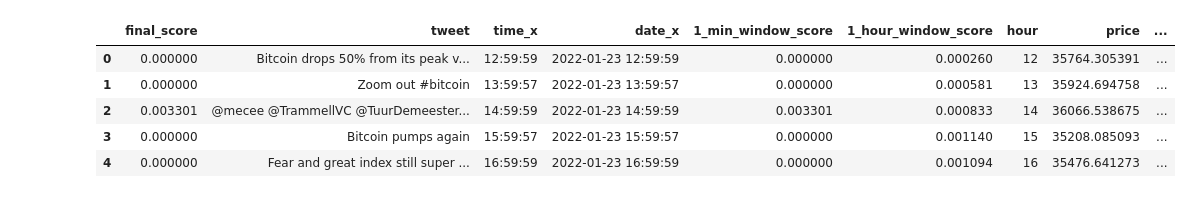
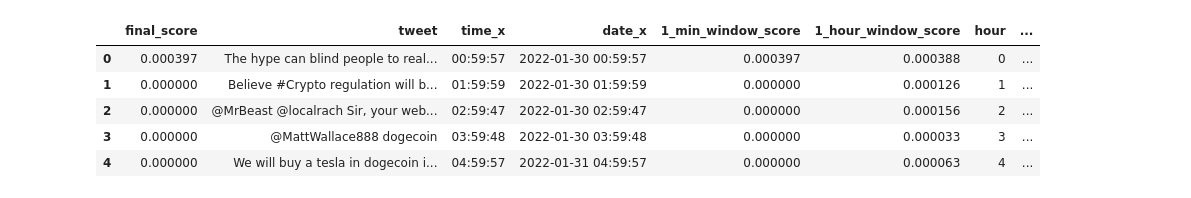
Before and after one commit to vishaljha2121/LiveCryptoSentiment, a Jupyter notebook: Notebooks/Comparision.ipynb, the cells around one changed output. Drawn from its saved outputs; the diff is of its cells as text; code cells hidden in the pictures.

```diff
--- a/Notebooks/Comparision.ipynb
+++ b/Notebooks/Comparision.ipynb
@@ -6,8 +6,8 @@ import pandas as pd
 ## Data import
 data_loc = '../Data/'
 
-sentiment_data = pd.read_csv(data_loc + 'BTC_final_score.csv')
-price_data = pd.read_csv(data_loc + 'bitcoin_price_data.csv')
+sentiment_data = pd.read_csv(data_loc + 'Dogecoin_final_score.csv')
+price_data = pd.read_csv(data_loc + 'dogecoin_price_data.csv')
 # %%
 sentiment_data.head()
 # %% [output]
@@ -65,0 +66,3 @@ price_data.plot(x='time', y='price', figsize=(12,6))
+# %%
+price_data_hourly = price_data[price_data['hour'] != price_data['hour'].shift(-1)]
+price_data_hourly.head()
@@ -77,0 +88,4 @@ sentiment_data.head()
+# %%
+## Create a column with average sentiment score for each hour
+sentiment_data['hour_average'] = sentiment_data.groupby('hour')['1_hour_window_score'].transform('mean')
+sentiment_data.head()
@@ -78,5 +99,5 @@ sentiment_data.head()
 # %%
 ## Create a dataframe from snetiment_data with rows where the hour value of next row is plus 1
-sentiment_data_hourly = sentiment_data[sentiment_data['hour'] != sentiment_data['hour'].shift(-1)]
+sentiment_data_hourly = sentiment_data[sentiment_data['hour_average'] != sentiment_data['hour_average'].shift(-1)]
 sentiment_data_hourly.head()
 # %% [output]
@@ -108,16 +133,16 @@ plot.legend(loc='upper left')
 # %%
 ## Function to merge sentiment_data_hourly and price_data based on time
 def merge_data(sentiment_data_hourly, price_data):
     data = sentiment_data_hourly.merge(price_data, on='hour')
     return data
 
-data = merge_data(sentiment_data_hourly, price_data)
+data = merge_data(sentiment_data_hourly, price_data_hourly)
 data.head()
 # %% [output]
-|  | final_score | tweet | time_x | date_x | 1_min_window_score | 1_hour_window_score | hour | price | ... |
-| 0 | 0.000000 | Bitcoin drops 50% from its peak v... | 12:59:59 | 2022-01-23 12:59:59 | 0.000000 | 0.000260 | 12 | 35764.305391 | ... |
-| 1 | 0.000000 | Zoom out #bitcoin | 13:59:57 | 2022-01-23 13:59:57 | 0.000000 | 0.000581 | 13 | 35924.694758 | ... |
-| 2 | 0.003301 | @mecee @TrammellVC @TuurDemeester... | 14:59:59 | 2022-01-23 14:59:59 | 0.003301 | 0.000833 | 14 | 36066.538675 | ... |
-| 3 | 0.000000 | Bitcoin pumps again | 15:59:57 | 2022-01-23 15:59:57 | 0.000000 | 0.001140 | 15 | 35208.085093 | ... |
-| 4 | 0.000000 | Fear and great index still super ... | 16:59:59 | 2022-01-23 16:59:59 | 0.000000 | 0.001094 | 16 | 35476.641273 | ... |
+|  | final_score | tweet | time_x | date_x | 1_min_window_score | 1_hour_window_score | hour | ... |
+| 0 | 0.000397 | The hype can blind people to real... | 00:59:57 | 2022-01-30 00:59:57 | 0.000397 | 0.000388 | 0 | ... |
+| 1 | 0.000000 | Believe #Crypto regulation will b... | 01:59:59 | 2022-01-30 01:59:59 | 0.000000 | 0.000126 | 1 | ... |
+| 2 | 0.000000 | @MrBeast @localrach Sir, your web... | 02:59:47 | 2022-01-30 02:59:47 | 0.000000 | 0.000156 | 2 | ... |
+| 3 | 0.000000 | @MattWallace888 dogecoin | 03:59:48 | 2022-01-30 03:59:48 | 0.000000 | 0.000033 | 3 | ... |
+| 4 | 0.000000 | We will buy a tesla in dogecoin i... | 04:59:57 | 2022-01-31 04:59:57 | 0.000000 | 0.000063 | 4 | ... |
 # %%
```
Also changed, not shown: parts of 21 cells of this notebook, 26 other files.
